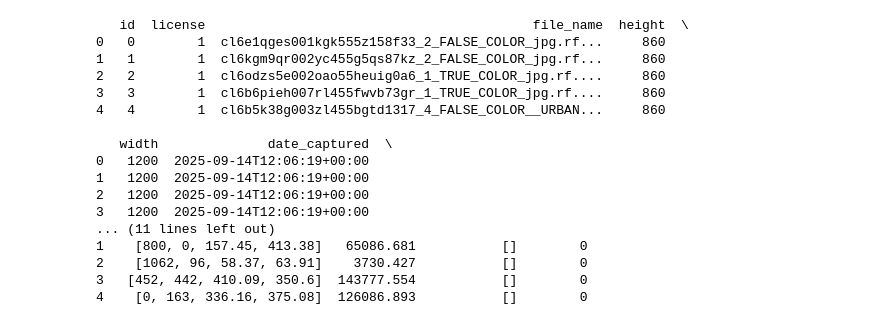
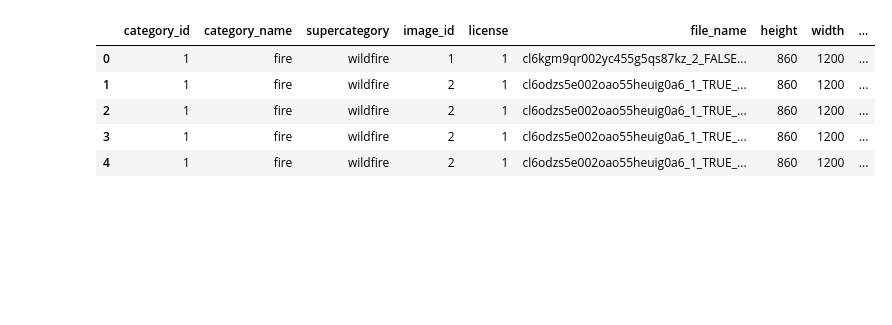
Before and after one commit to emese007/detection_incendies, a Jupyter notebook: notebooks/emese_exploration.ipynb, the cells around one changed output. Saved outputs shown, nothing was run; the diff lists cells and outputs as text; code cells hidden in the pictures; blank space fills up the shorter version.

```diff
--- a/notebooks/emese_exploration.ipynb
+++ b/notebooks/emese_exploration.ipynb
@@ -4,25 +4,16 @@ import os
 sys.path.append(os.path.abspath(".."))
 # %%
 import pandas as pd
+from pathlib import Path
+import json
 from prepare_data.data_loader import load_data
 
-df = load_data("../data/raw/_annotations.coco.json")
-print(df.head())
+df_merged, json_data= load_data("../data/raw/_annotations.coco.json")
+df_merged.head()
 # %% [output]
-   id  license                                          file_name  height  \
-0   0        1  cl6e1qges001kgk555z158f33_2_FALSE_COLOR_jpg.rf...     860
-1   1        1  cl6kgm9qr002yc455g5qs87kz_2_FALSE_COLOR_jpg.rf...     860
-2   2        1  cl6odzs5e002oao55heuig0a6_1_TRUE_COLOR_jpg.rf....     860
-3   3        1  cl6b6pieh007rl455fwvb73gr_1_TRUE_COLOR_jpg.rf....     860
-4   4        1  cl6b5k38g003zl455bgtd1317_4_FALSE_COLOR__URBAN...     860
-
-   width              date_captured  \
-0   1200  2025-09-14T12:06:19+00:00
-1   1200  2025-09-14T12:06:19+00:00
-2   1200  2025-09-14T12:06:19+00:00
-3   1200  2025-09-14T12:06:19+00:00
-... (11 lines left out)
-1    [800, 0, 157.45, 413.38]   65086.681           []        0
-2    [1062, 96, 58.37, 63.91]    3730.427           []        0
-3   [452, 442, 410.09, 350.6]  143777.554           []        0
-4    [0, 163, 336.16, 375.08]  126086.893           []        0
+|  | category_id | category_name | supercategory | image_id | license | file_name | height | width | ... |
+| 0 | 1 | fire | wildfire | 1 | 1 | cl6kgm9qr002yc455g5qs87kz_2_FALSE... | 860 | 1200 | ... |
+| 1 | 1 | fire | wildfire | 2 | 1 | cl6odzs5e002oao55heuig0a6_1_TRUE_... | 860 | 1200 | ... |
+| 2 | 1 | fire | wildfire | 2 | 1 | cl6odzs5e002oao55heuig0a6_1_TRUE_... | 860 | 1200 | ... |
+| 3 | 1 | fire | wildfire | 2 | 1 | cl6odzs5e002oao55heuig0a6_1_TRUE_... | 860 | 1200 | ... |
+| 4 | 1 | fire | wildfire | 2 | 1 | cl6odzs5e002oao55heuig0a6_1_TRUE_... | 860 | 1200 | ... |
```
Also changed, not shown: parts of 24 cells of this notebook, 3 other files.
